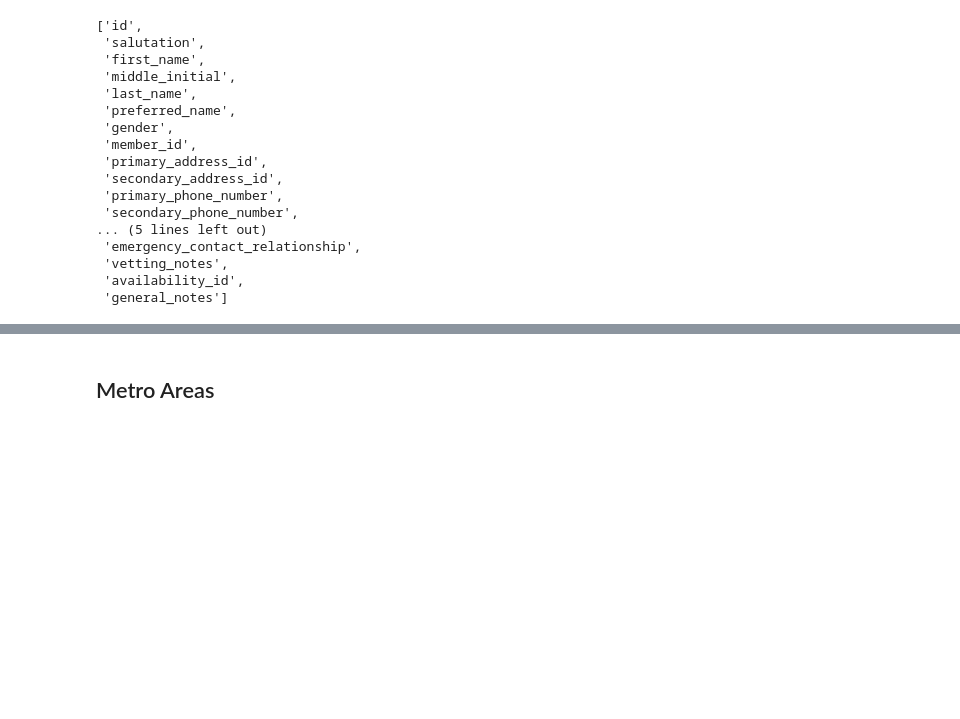
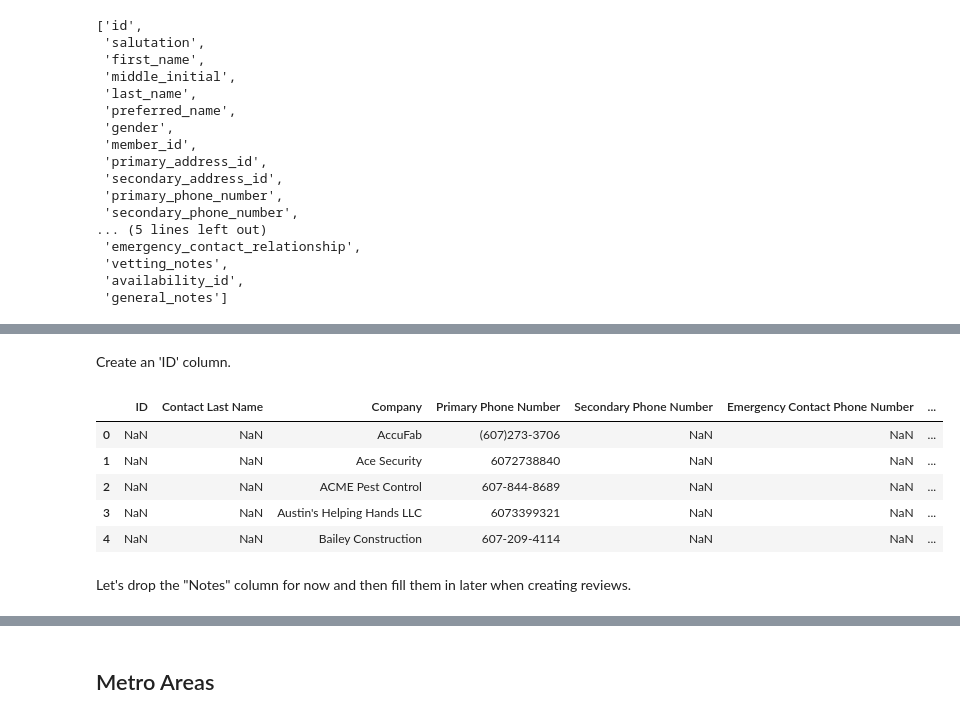
Before and after one commit to cornellh4i/love-living-at-home, a Jupyter notebook: app/data/notebooks/process_data.ipynb, the cells around one changed output, grey strips where cells are left out. Cells and saved outputs as stored; diff of their text form; code cells hidden in the pictures; blank space fills up the shorter version.

```diff
--- a/app/data/notebooks/process_data.ipynb
+++ b/app/data/notebooks/process_data.ipynb
@@ -621,0 +633,14 @@ list(volunteer_df.columns)
+# %% [markdown]
+Create an 'ID' column.
+# %%
+local_resource_df.rename(columns={local_resource_df.columns[0]: "ID"}, inplace=True)
+local_resource_df.head()
+# %% [output]
+|  | ID | Contact Last Name | Company | Primary Phone Number | Secondary Phone Number | Emergency Contact Phone Number | ... |
+| 0 | NaN | NaN | AccuFab | (607)273-3706 | NaN | NaN | ... |
+| 1 | NaN | NaN | Ace Security | 6072738840 | NaN | NaN | ... |
+| 2 | NaN | NaN | ACME Pest Control | 607-844-8689 | NaN | NaN | ... |
+| 3 | NaN | NaN | Austin's Helping Hands LLC | 6073399321 | NaN | NaN | ... |
+| 4 | NaN | NaN | Bailey Construction | 607-209-4114 | NaN | NaN | ... |
+# %% [markdown]
+Let's drop the "Notes" column for now and then fill them in later when creating reviews.
```
Also changed, not shown: parts of 40 cells of this notebook, 6 other files.
